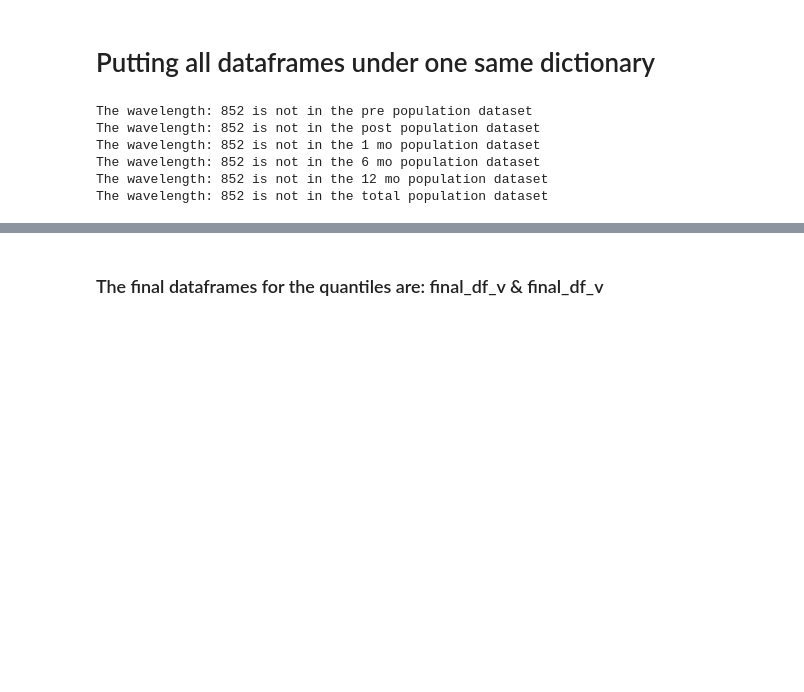
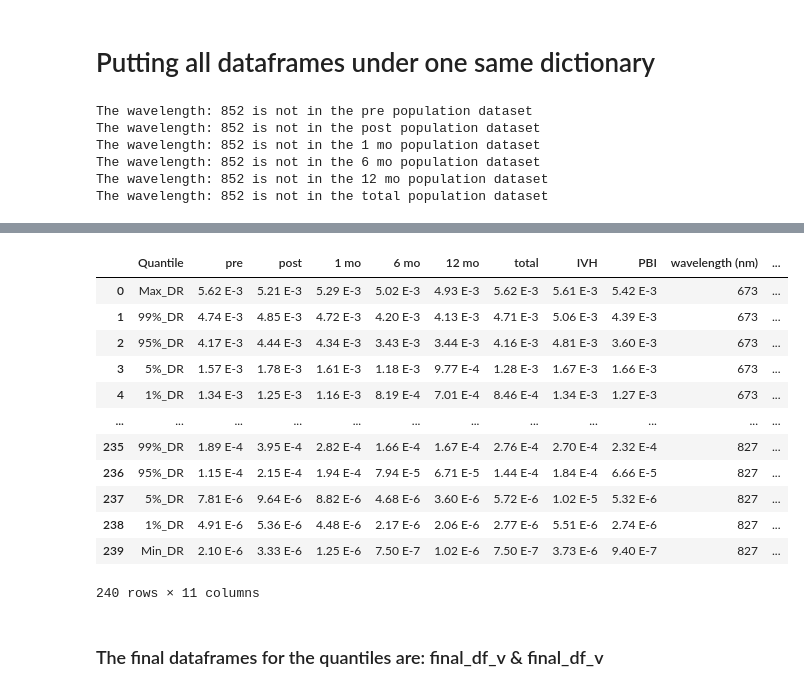
Before and after one commit to FNNDSC-BabyNIRS/Diffuse_Reflectance_Analysis, a Jupyter notebook: DR_Histograms.ipynb, the cells around one changed output, grey strips where cells are left out. Saved outputs shown, nothing was run; the diff lists cells and outputs as text; code cells hidden in the pictures; blank space fills up the shorter version.

```diff
--- a/DR_Histograms.ipynb
+++ b/DR_Histograms.ipynb
@@ -404,6 +404,22 @@ final_df_s = pd.DataFrame(whole_data_df_s, columns=categories)
 
 #final_df_v.index = stat_categories*int((len(whole_data_df_v)/len(stat_categories)))
 #final_df_s.index = stat_categories*int((len(whole_data_df_s)/len(stat_categories)))
+# %%
+final_df_s
+# %% [output]
+|  | Quantile | pre | post | 1 mo | 6 mo | 12 mo | total | IVH | PBI | wavelength (nm) | ... |
+| 0 | Max_DR | 5.62 E-3 | 5.21 E-3 | 5.29 E-3 | 5.02 E-3 | 4.93 E-3 | 5.62 E-3 | 5.61 E-3 | 5.42 E-3 | 673 | ... |
+| 1 | 99%_DR | 4.74 E-3 | 4.85 E-3 | 4.72 E-3 | 4.20 E-3 | 4.13 E-3 | 4.71 E-3 | 5.06 E-3 | 4.39 E-3 | 673 | ... |
+| 2 | 95%_DR | 4.17 E-3 | 4.44 E-3 | 4.34 E-3 | 3.43 E-3 | 3.44 E-3 | 4.16 E-3 | 4.81 E-3 | 3.60 E-3 | 673 | ... |
+| 3 | 5%_DR | 1.57 E-3 | 1.78 E-3 | 1.61 E-3 | 1.18 E-3 | 9.77 E-4 | 1.28 E-3 | 1.67 E-3 | 1.66 E-3 | 673 | ... |
+| 4 | 1%_DR | 1.34 E-3 | 1.25 E-3 | 1.16 E-3 | 8.19 E-4 | 7.01 E-4 | 8.46 E-4 | 1.34 E-3 | 1.27 E-3 | 673 | ... |
+| ... | ... | ... | ... | ... | ... | ... | ... | ... | ... | ... | ... |
+| 235 | 99%_DR | 1.89 E-4 | 3.95 E-4 | 2.82 E-4 | 1.66 E-4 | 1.67 E-4 | 2.76 E-4 | 2.70 E-4 | 2.32 E-4 | 827 | ... |
+| 236 | 95%_DR | 1.15 E-4 | 2.15 E-4 | 1.94 E-4 | 7.94 E-5 | 6.71 E-5 | 1.44 E-4 | 1.84 E-4 | 6.66 E-5 | 827 | ... |
+| 237 | 5%_DR | 7.81 E-6 | 9.64 E-6 | 8.82 E-6 | 4.68 E-6 | 3.60 E-6 | 5.72 E-6 | 1.02 E-5 | 5.32 E-6 | 827 | ... |
+| 238 | 1%_DR | 4.91 E-6 | 5.36 E-6 | 4.48 E-6 | 2.17 E-6 | 2.06 E-6 | 2.77 E-6 | 5.51 E-6 | 2.74 E-6 | 827 | ... |
+| 239 | Min_DR | 2.10 E-6 | 3.33 E-6 | 1.25 E-6 | 7.50 E-7 | 1.02 E-6 | 7.50 E-7 | 3.73 E-6 | 9.40 E-7 | 827 | ... |
+240 rows × 11 columns
 # %% [markdown]
 ### The final dataframes for the quantiles are: final_df_v & final_df_v
 # %% [markdown]
```
Also changed, not shown: parts of 4 cells of this notebook, 19 other files.
